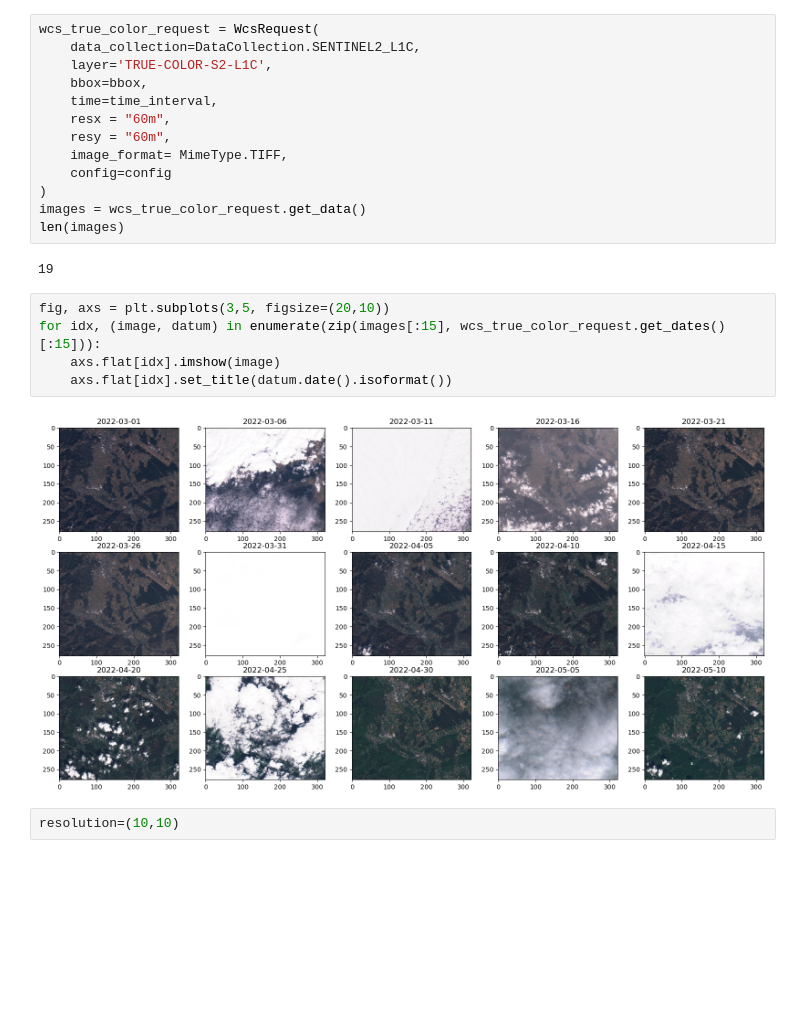
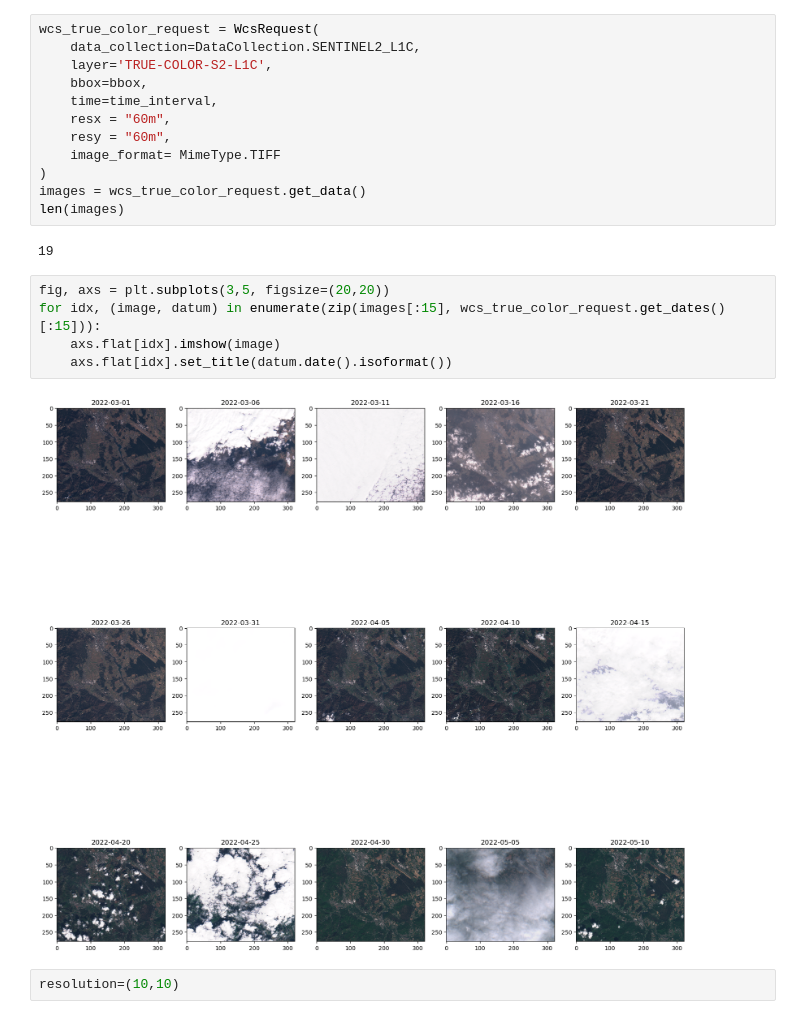
Before and after one commit to EarthObservation/tat2022, a Jupyter notebook: Optical/notebooks/earth_observation_with_StatAPI.ipynb, the cells around one changed output. Cells and saved outputs as stored; diff of their text form; blank space fills up the shorter version.

```diff
--- a/Optical/notebooks/earth_observation_with_StatAPI.ipynb
+++ b/Optical/notebooks/earth_observation_with_StatAPI.ipynb
@@ -147,20 +142,19 @@ wcs_true_color_request = WcsRequest(
     time=time_interval,
     resx = "60m",
     resy = "60m",
-    image_format= MimeType.TIFF,
-    config=config
+    image_format= MimeType.TIFF
 )
 images = wcs_true_color_request.get_data()
 len(images)
 # %% [output]
 19
 # %%
-fig, axs = plt.subplots(3,5, figsize=(20,10))
+fig, axs = plt.subplots(3,5, figsize=(20,20))
 for idx, (image, datum) in enumerate(zip(images[:15], wcs_true_color_request.get_dates()[:15])):
     axs.flat[idx].imshow(image)
     axs.flat[idx].set_title(datum.date().isoformat())
 # %% [output]
-[figure, old version]
+[figure, new version]
 # %%
 resolution=(10,10)
 # %%
```
Also changed, not shown: parts of 9 cells of this notebook, 5 other files.
